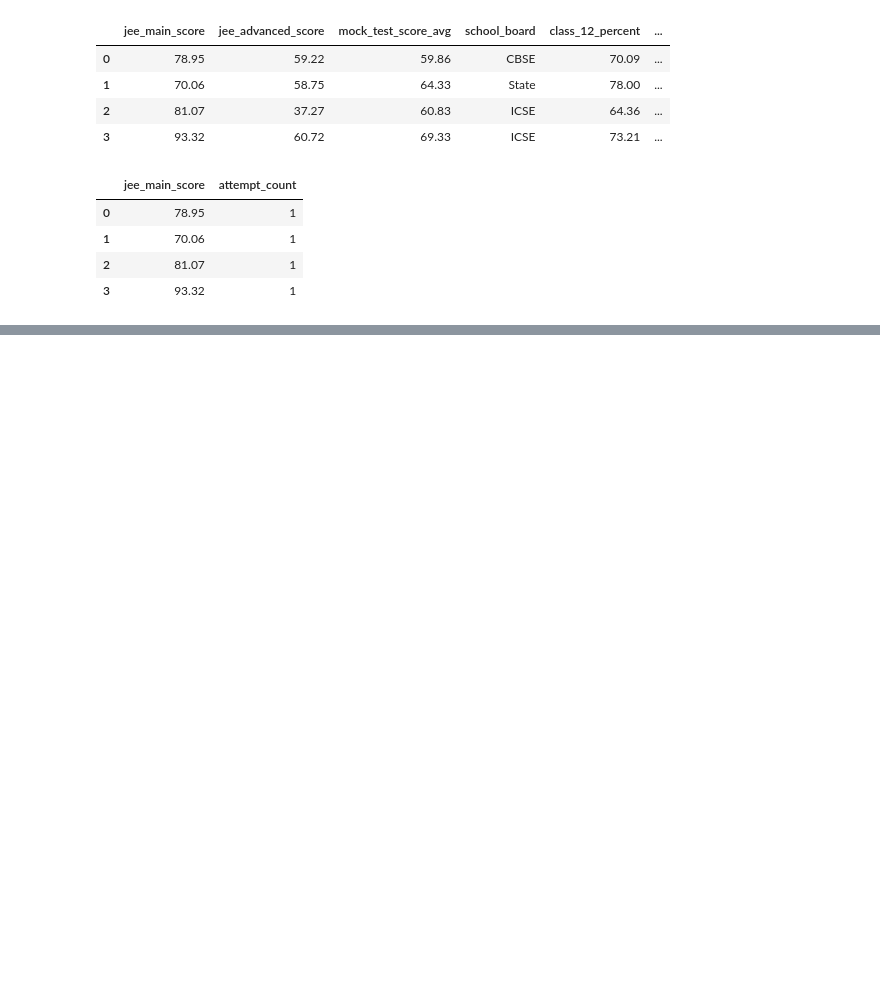
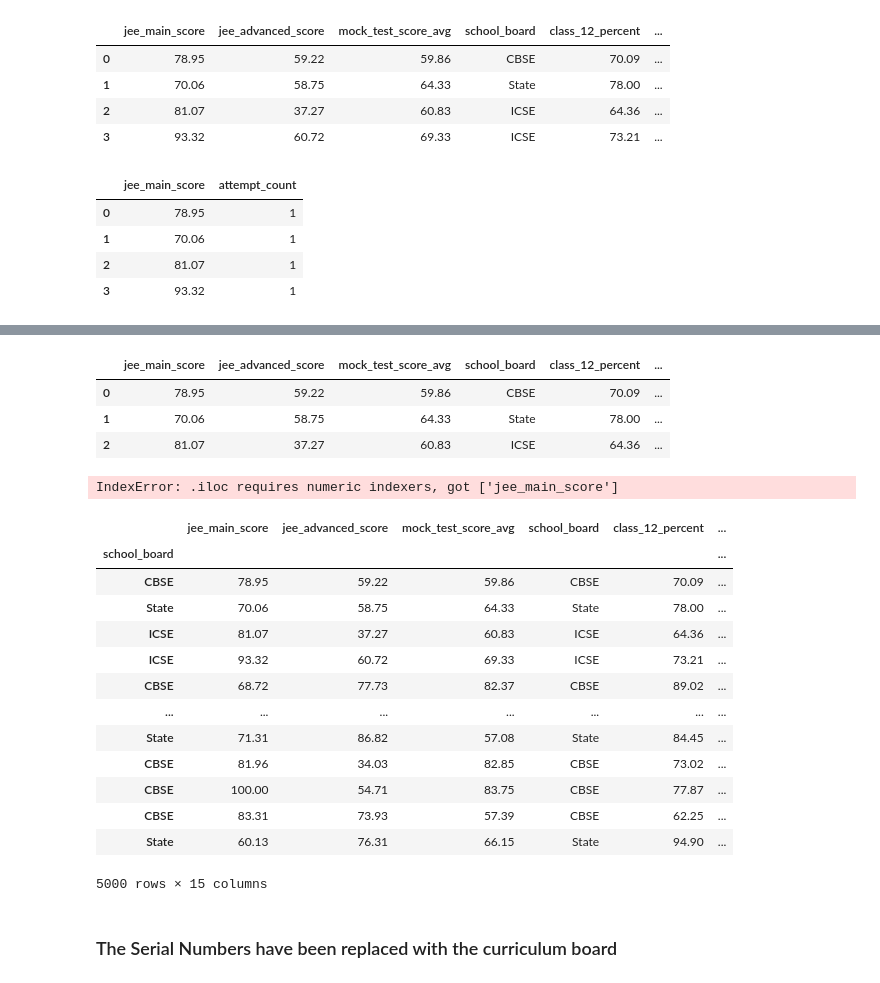
Before and after one commit to Chracker24/Pandas, a Jupyter notebook: lol.ipynb, the cells around one changed output, grey strips where cells are left out. Cells and saved outputs as stored; diff of their text form; code cells hidden in the pictures; blank space fills up the shorter version.

Commit message:
Finished loc, iloc, at and iat

```diff
--- a/lol.ipynb
+++ b/lol.ipynb
@@ -222,0 +261,31 @@ jee.loc[0:3,["jee_main_score","attempt_count"]]
+# %%
+jee.iloc[0:3]
+# %% [output]
+|  | jee_main_score | jee_advanced_score | mock_test_score_avg | school_board | class_12_percent | ... |
+| 0 | 78.95 | 59.22 | 59.86 | CBSE | 70.09 | ... |
+| 1 | 70.06 | 58.75 | 64.33 | State | 78.00 | ... |
+| 2 | 81.07 | 37.27 | 60.83 | ICSE | 64.36 | ... |
+# %%
+jee.iloc[0:2,["jee_main_score"]]
+# %% [output]
+IndexError: .iloc requires numeric indexers, got ['jee_main_score']
+# %%
+jee.index=jee["school_board"]
+jee
+# %% [output]
+|  | jee_main_score | jee_advanced_score | mock_test_score_avg | school_board | class_12_percent | ... |
+| school_board |  |  |  |  |  | ... |
+| CBSE | 78.95 | 59.22 | 59.86 | CBSE | 70.09 | ... |
+| State | 70.06 | 58.75 | 64.33 | State | 78.00 | ... |
+| ICSE | 81.07 | 37.27 | 60.83 | ICSE | 64.36 | ... |
+| ICSE | 93.32 | 60.72 | 69.33 | ICSE | 73.21 | ... |
+| CBSE | 68.72 | 77.73 | 82.37 | CBSE | 89.02 | ... |
+| ... | ... | ... | ... | ... | ... | ... |
+| State | 71.31 | 86.82 | 57.08 | State | 84.45 | ... |
+| CBSE | 81.96 | 34.03 | 82.85 | CBSE | 73.02 | ... |
+| CBSE | 100.00 | 54.71 | 83.75 | CBSE | 77.87 | ... |
+| CBSE | 83.31 | 73.93 | 57.39 | CBSE | 62.25 | ... |
+| State | 60.13 | 76.31 | 66.15 | State | 94.90 | ... |
+5000 rows × 15 columns
+# %% [markdown]
+### The Serial Numbers have been replaced with the curriculum board
```
Also changed, not shown: parts of 22 cells of this notebook.
